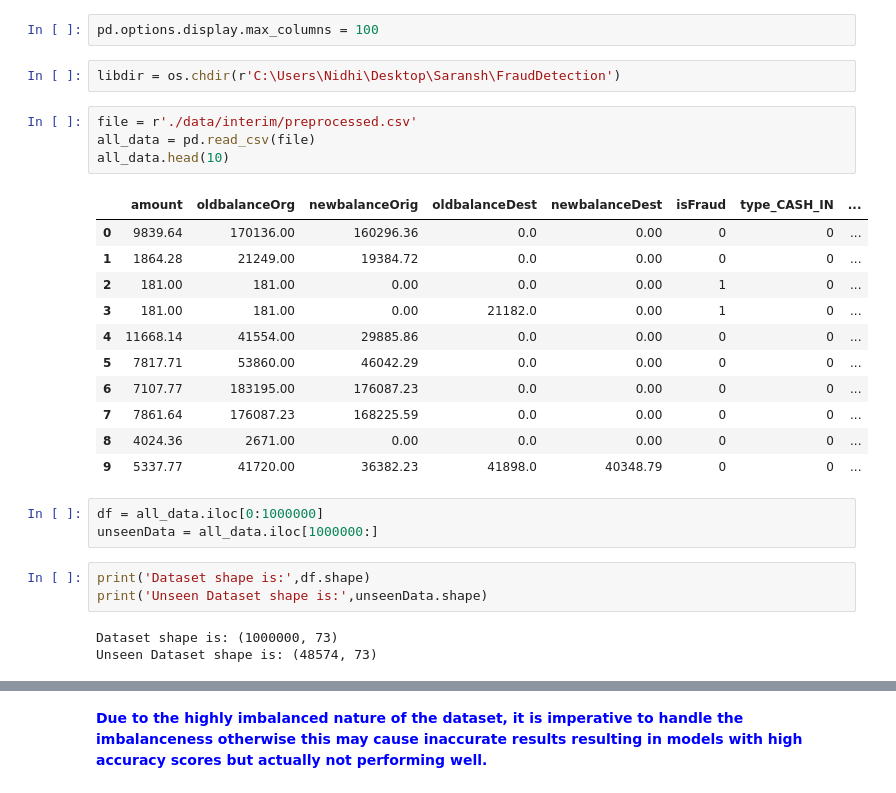
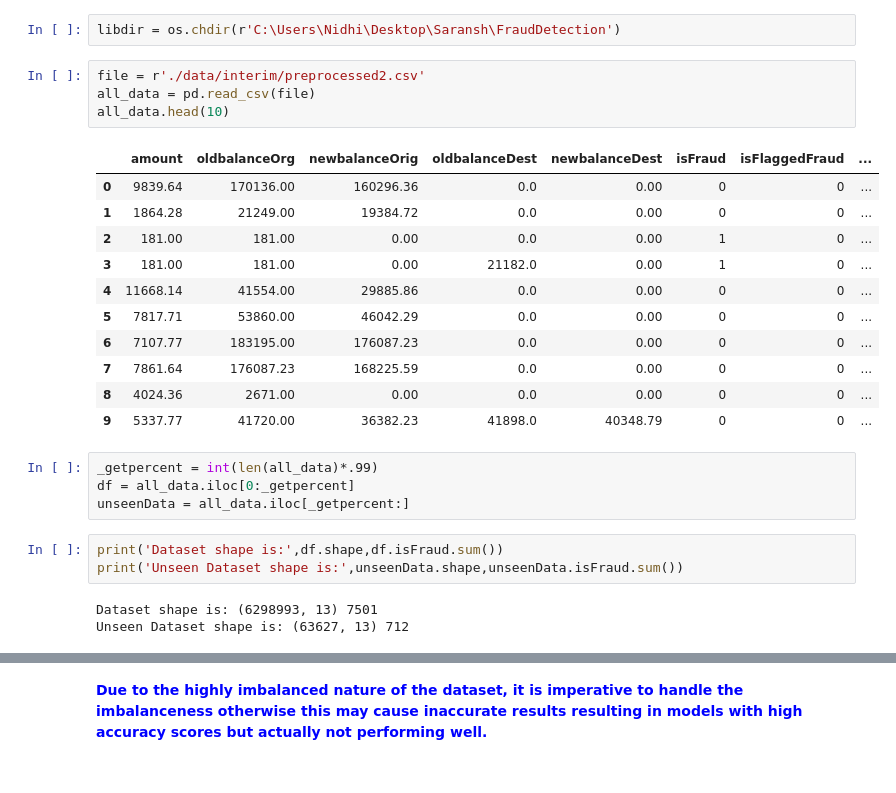
Before and after one commit to Saransh-Khasria/FraudDetection, a Jupyter notebook: 04. Modeling.ipynb, the cells around one changed output, grey strips where cells are left out. Saved outputs shown, nothing was run; the diff lists cells and outputs as text.

```diff
--- a/04. Modeling.ipynb
+++ b/04. Modeling.ipynb
@@ -20,13 +38,11 @@ from sklearn.ensemble import RandomForestClassifier
-# %%
-pd.options.display.max_columns = 100
 # %%
 libdir = os.chdir(r'C:\Users\Nidhi\Desktop\Saransh\FraudDetection')
 # %%
-file = r'./data/interim/preprocessed.csv'
+file = r'./data/interim/preprocessed2.csv'
 all_data = pd.read_csv(file)
 all_data.head(10)
 # %% [output]
-|  | amount | oldbalanceOrg | newbalanceOrig | oldbalanceDest | newbalanceDest | isFraud | type_CASH_IN | ... |
+|  | amount | oldbalanceOrg | newbalanceOrig | oldbalanceDest | newbalanceDest | isFraud | isFlaggedFraud | ... |
 | 0 | 9839.64 | 170136.00 | 160296.36 | 0.0 | 0.00 | 0 | 0 | ... |
 | 1 | 1864.28 | 21249.00 | 19384.72 | 0.0 | 0.00 | 0 | 0 | ... |
 | 2 | 181.00 | 181.00 | 0.00 | 0.0 | 0.00 | 1 | 0 | ... |
@@ -38,11 +54,12 @@ all_data.head(10)
 | 8 | 4024.36 | 2671.00 | 0.00 | 0.0 | 0.00 | 0 | 0 | ... |
 | 9 | 5337.77 | 41720.00 | 36382.23 | 41898.0 | 40348.79 | 0 | 0 | ... |
 # %%
-df = all_data.iloc[0:1000000]
-unseenData = all_data.iloc[1000000:]
+_getpercent = int(len(all_data)*.99)
+df = all_data.iloc[0:_getpercent]
+unseenData = all_data.iloc[_getpercent:]
 # %%
-print('Dataset shape is:',df.shape)
-print('Unseen Dataset shape is:',unseenData.shape)
+print('Dataset shape is:',df.shape,df.isFraud.sum())
+print('Unseen Dataset shape is:',unseenData.shape,unseenData.isFraud.sum())
 # %% [output]
-Dataset shape is: (1000000, 73)
-Unseen Dataset shape is: (48574, 73)
+Dataset shape is: (6298993, 13) 7501
+Unseen Dataset shape is: (63627, 13) 712
```
Also changed, not shown: parts of 84 cells of this notebook.
